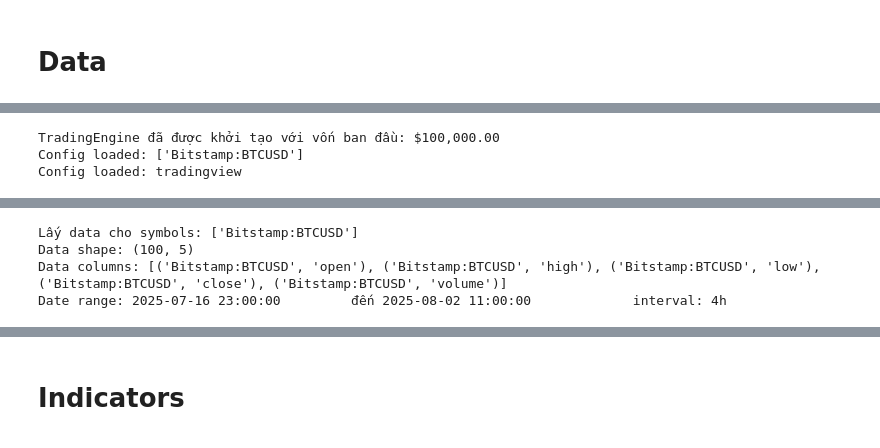
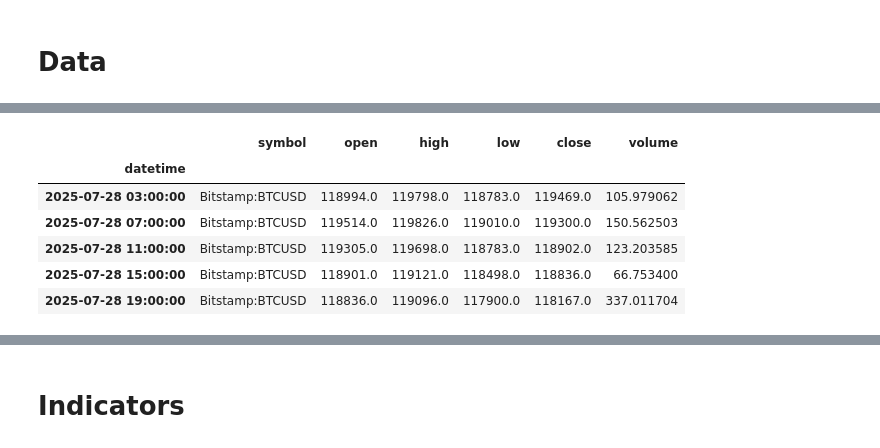
Before and after one commit to Huynh-Tr/autotrading_system, a Jupyter notebook: src/notebooks/trading.ipynb, the cells around one changed output, grey strips where cells are left out. Saved outputs shown, nothing was run; the diff lists cells and outputs as text; code cells hidden in the pictures.

```diff
--- a/src/notebooks/trading.ipynb
+++ b/src/notebooks/trading.ipynb
@@ -38,36 +37,17 @@ intervals = ['daily', 'hour_1', 'hour_2', 'hour_3', 'hour_4', 'min_1',
 # %%
-# Cell 2: Khởi tạo TradingEngine
-config_path = "../../config/config.yaml"
-engine = TradingEngine(config_path)
+symbol = "BTCUSD"
+exchange = "Bitstamp"
+# intervals = ['daily', 'hour_1', 'hour_2', 'hour_3', 'hour_4', 'min_1',
+# 'min_15', 'min_3', 'min_30', 'min_45', 'min_5', 'monthly', 'weekly']
 
-print(f"TradingEngine đã được khởi tạo với vốn ban đầu: ${engine.cash:,.2f}")
-print(f"Config loaded: {engine.config.get('trading.symbols')}")
-print(f"Config loaded: {engine.config.get('data.source')}")
-
-# Cell 3: Chuẩn bị data
-# Sử dụng data có sẵn hoặc lấy từ DataManager
-symbols = engine.config.get("trading.symbols", ["AAPL"])
-start_date = engine.config.get("data.start_date", "2023-01-01")
-end_date = engine.config.get("data.end_date", "2023-12-31")
-
-
-# Lấy data từ DataManager
-data_manager = DataManager(engine.config)
-historical_data = data_manager.get_historical_data(
-    symbols=symbols,
-    start_date=start_date,
-    end_date=end_date,
-    interval=engine.config.get("data.interval", "1d"),
-    n_bars=engine.config.get("data.n_bars", 1000)
+request = TradingViewData()
+data = request.get_hist(
+    symbol=symbol,
+    exchange=exchange,
+    interval=Interval.hour_4,
+    n_bars=50,
+    fut_contract=None,
+    extended_session=False
 )
-
-print(f"Lấy data cho symbols: {symbols}")
-# print(f"Period: {start_date} đến {end_date}")
-print(f"Data shape: {historical_data.shape}")
-print(f"Data columns: {historical_data.columns.tolist()}")
-print(
-    f"Date range: {historical_data.index.min()} \
-        đến {historical_data.index.max()} \
-            interval: {engine.config.get('data.interval', '1d')}"
-)
+data.head()
 # %% [output]
@@ -78,3 +53,0 @@ print(
-TradingEngine đã được khởi tạo với vốn ban đầu: $100,000.00
-Config loaded: ['Bitstamp:BTCUSD']
-Config loaded: tradingview
@@ -83,5 +54,8 @@ Config loaded: tradingview
-Lấy data cho symbols: ['Bitstamp:BTCUSD']
-Data shape: (100, 5)
-Data columns: [('Bitstamp:BTCUSD', 'open'), ('Bitstamp:BTCUSD', 'high'), ('Bitstamp:BTCUSD', 'low'), ('Bitstamp:BTCUSD', 'close'), ('Bitstamp:BTCUSD', 'volume')]
-Date range: 2025-07-16 23:00:00         đến 2025-08-02 11:00:00             interval: 4h
+|  | symbol | open | high | low | close | volume |
+| datetime |  |  |  |  |  |  |
+| 2025-07-28 03:00:00 | Bitstamp:BTCUSD | 118994.0 | 119798.0 | 118783.0 | 119469.0 | 105.979062 |
+| 2025-07-28 07:00:00 | Bitstamp:BTCUSD | 119514.0 | 119826.0 | 119010.0 | 119300.0 | 150.562503 |
+| 2025-07-28 11:00:00 | Bitstamp:BTCUSD | 119305.0 | 119698.0 | 118783.0 | 118902.0 | 123.203585 |
+| 2025-07-28 15:00:00 | Bitstamp:BTCUSD | 118901.0 | 119121.0 | 118498.0 | 118836.0 | 66.753400 |
+| 2025-07-28 19:00:00 | Bitstamp:BTCUSD | 118836.0 | 119096.0 | 117900.0 | 118167.0 | 337.011704 |
 # %%
```
Also changed, not shown: parts of 16 cells of this notebook, 27 other files.
